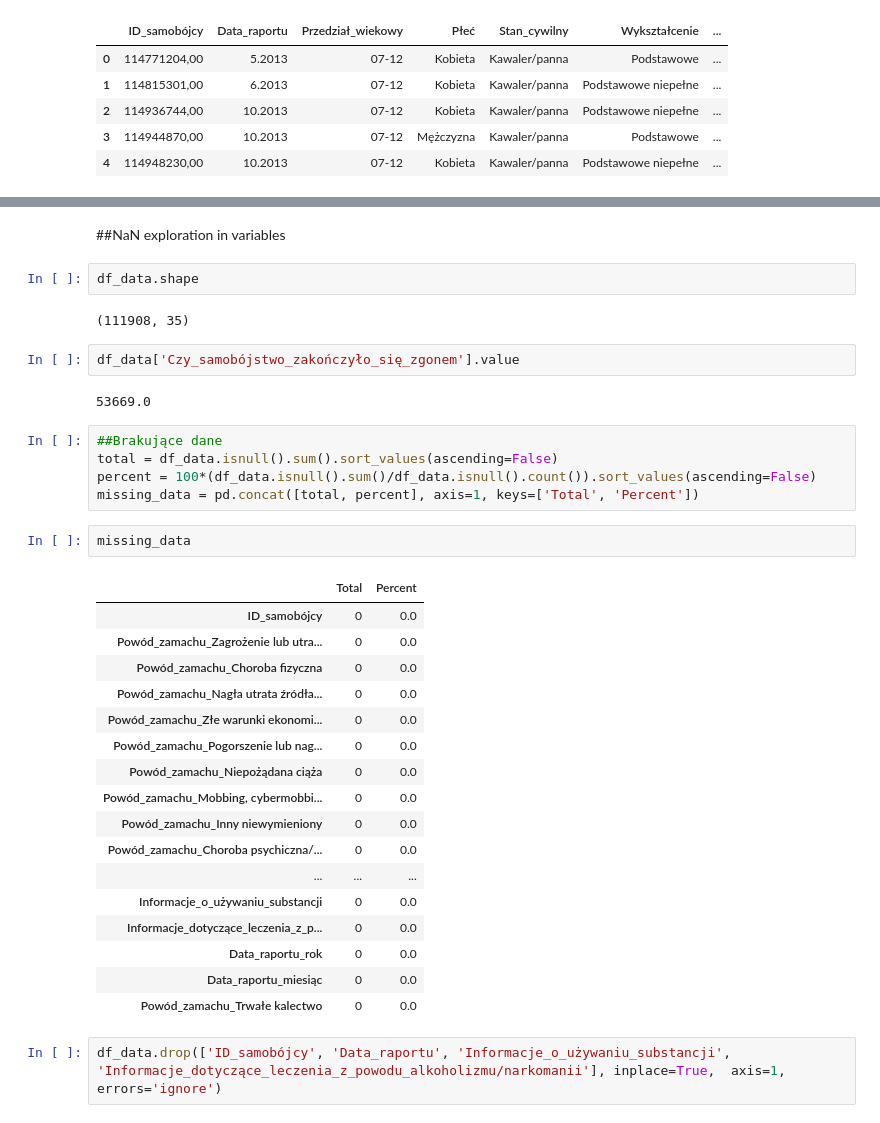
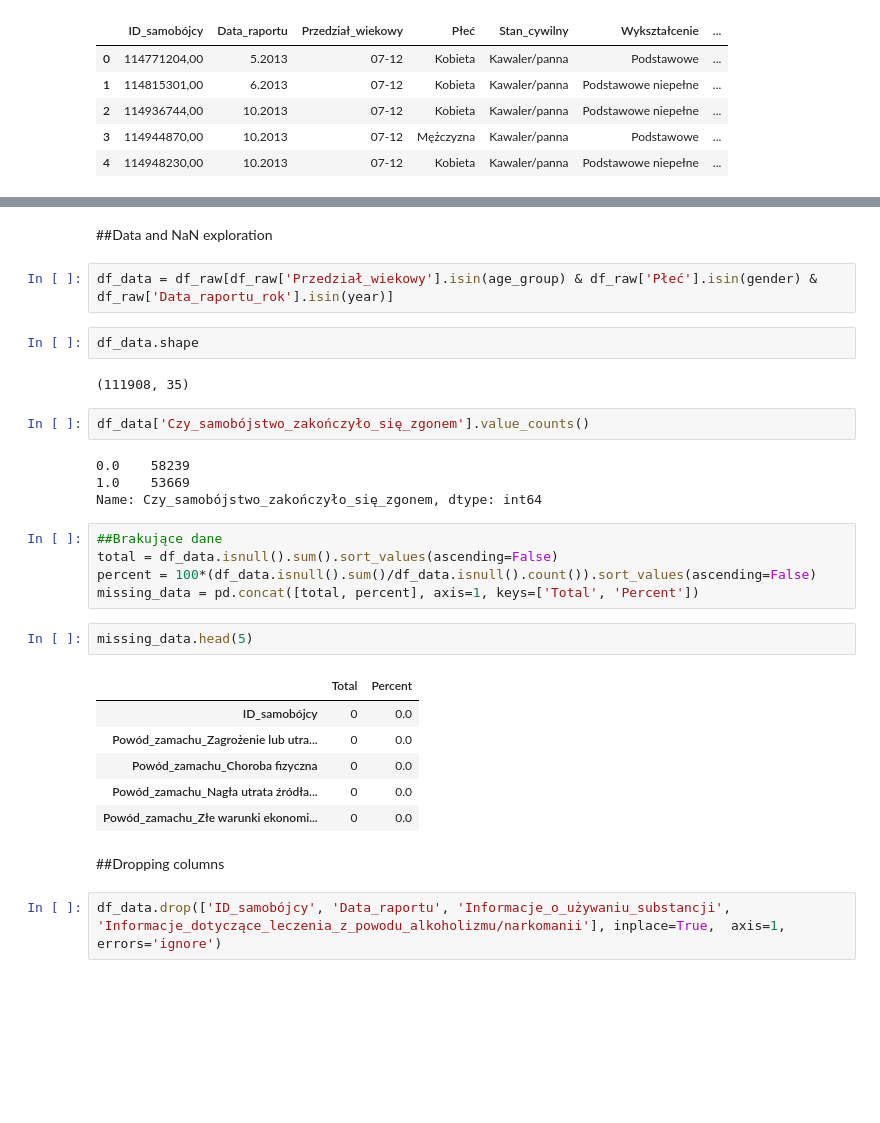
Before and after one commit to Hubert26/suicides_IPPAN, a Jupyter notebook: ml_analize.ipynb, the cells around one changed output, grey strips where cells are left out. Cells and saved outputs as stored; diff of their text form; blank space fills up the shorter version.

```diff
--- a/ml_analize.ipynb
+++ b/ml_analize.ipynb
@@ -217,38 +231,33 @@ name
 # %% [markdown]
-##NaN exploration in variables
+##Data and NaN exploration
+# %%
+df_data = df_raw[df_raw['Przedział_wiekowy'].isin(age_group) & df_raw['Płeć'].isin(gender) & df_raw['Data_raportu_rok'].isin(year)]
 # %%
 df_data.shape
 # %% [output]
 (111908, 35)
 # %%
-df_data['Czy_samobójstwo_zakończyło_się_zgonem'].value
+df_data['Czy_samobójstwo_zakończyło_się_zgonem'].value_counts()
 # %% [output]
-53669.0
+0.0    58239
+1.0    53669
+Name: Czy_samobójstwo_zakończyło_się_zgonem, dtype: int64
 # %%
 ##Brakujące dane
 total = df_data.isnull().sum().sort_values(ascending=False)
 percent = 100*(df_data.isnull().sum()/df_data.isnull().count()).sort_values(ascending=False)
 missing_data = pd.concat([total, percent], axis=1, keys=['Total', 'Percent'])
 # %%
-missing_data
+missing_data.head(5)
 # %% [output]
 |  | Total | Percent |
 | ID_samobójcy | 0 | 0.0 |
 | Powód_zamachu_Zagrożenie lub utra... | 0 | 0.0 |
 | Powód_zamachu_Choroba fizyczna | 0 | 0.0 |
 | Powód_zamachu_Nagła utrata źródła... | 0 | 0.0 |
 | Powód_zamachu_Złe warunki ekonomi... | 0 | 0.0 |
-| Powód_zamachu_Pogorszenie lub nag... | 0 | 0.0 |
-| Powód_zamachu_Niepożądana ciąża | 0 | 0.0 |
-| Powód_zamachu_Mobbing, cybermobbi... | 0 | 0.0 |
-| Powód_zamachu_Inny niewymieniony | 0 | 0.0 |
-| Powód_zamachu_Choroba psychiczna/... | 0 | 0.0 |
-| ... | ... | ... |
-| Informacje_o_używaniu_substancji | 0 | 0.0 |
-| Informacje_dotyczące_leczenia_z_p... | 0 | 0.0 |
-| Data_raportu_rok | 0 | 0.0 |
-| Data_raportu_miesiąc | 0 | 0.0 |
-| Powód_zamachu_Trwałe kalectwo | 0 | 0.0 |
+# %% [markdown]
+##Dropping columns
 # %%
 df_data.drop(['ID_samobójcy', 'Data_raportu', 'Informacje_o_używaniu_substancji', 'Informacje_dotyczące_leczenia_z_powodu_alkoholizmu/narkomanii'], inplace=True,	 axis=1, errors='ignore')
 # %%
```
Also changed, not shown: parts of 43 cells of this notebook.
